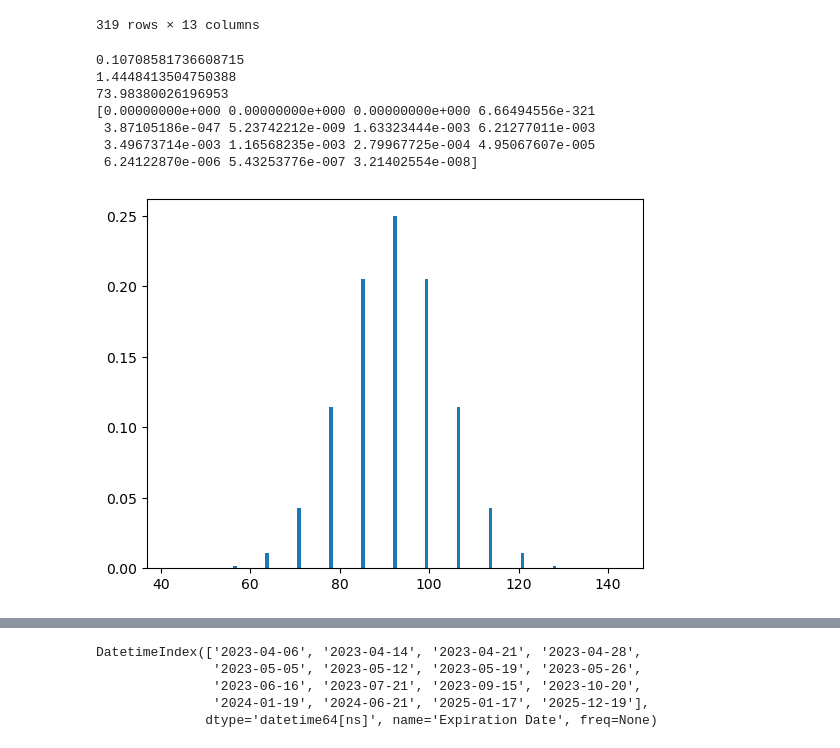
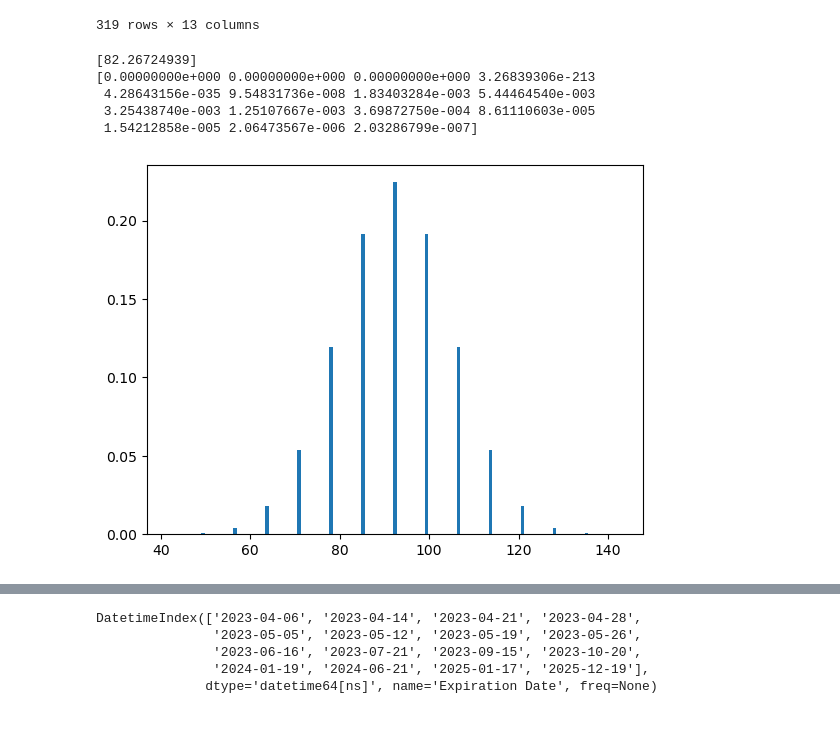
Before and after one commit to coolejungenhihi/volsurface_Sinkhorn, a Jupyter notebook: Other maturities.ipynb, the cells around one changed output, grey strips where cells are left out. Saved outputs shown, nothing was run; the diff lists cells and outputs as text; code cells hidden in the pictures.

```diff
--- a/Other maturities.ipynb
+++ b/Other maturities.ipynb
@@ -58,6 +77,8 @@ def I4(alpha,sigma,s1,K1,K2,K,Q):
     A, B = (K1-s1)/sigma, (K2-s1)/sigma
     return 2*sigma* (np.exp(alpha*A*sigma-A*A/2)*(sigma*(alpha*sigma+A) - K - Q + 2*s1) + np.exp(-1/2*B*(B-2*alpha*sigma))*(-sigma*(alpha*sigma+B) + K + Q -2*s1))  +  np.sqrt(2*np.pi)*np.exp(alpha*sigma*alpha*sigma/2)*(special.erf((B-alpha*sigma)/(np.sqrt(2))) - special.erf((A-alpha*sigma)/(np.sqrt(2))) ) * (sigma**2 - (-alpha*sigma**2+K-s1)*(alpha*sigma**2-Q+s1))
 # %%
+SQRT2 = np.sqrt(2)
+INV_SQRT2_PI = 1. / np.sqrt(2 * math.pi)
 def sigma_objective_(p,C,delta_t,X1,P_disc_X1):
     '''
     C: Pandas dataframe containing all info of that volatility slice (fixed maturity)
@@ -91,14 +112,14 @@ def calculate_sigma(C,delta_t,X1,P_disc_X1):
     return sigma0*X1**beta
 
 
-def m0(s2,X1,K,sigma_sqrtdt,P_disc_X1):
+def m0(s2,s1,K,sigma_sqrtdt,P_disc_s1):
     '''
     m0: Joint distribution of (s1,s2)
     X1: Grid of s1's
     P_disc_X1: Discrete marginal distribution of s1
     '''
     #renormalise m_0 on R^+
-    return norm.pdf(s2,X1,sigma_sqrtdt)/norm.cdf(X1/(sigma_sqrtdt)) * (X1 >= 0) * P_disc_X1 #TODO: Check whether normalized
+    return norm.pdf(s2,s1,sigma_sqrtdt)/norm.cdf(s1/(sigma_sqrtdt)) * (s1 >= 0) * P_disc_s1 #TODO: Check whether normalized
 
 
 def f1(V,omega, C):
@@ -142,10 +163,10 @@ def grad_f1(V,omega, C):
     return g
 # %%
 maturities = amd_calls.index.unique()
-T0 = maturities[0]
+T0 = maturities[1]
 C0 = amd_calls.loc[T0]
 C0 = C0.reset_index(drop=True)
-T1 = maturities[1]
+T1 = maturities[2]
 C1 = amd_calls.loc[T1]
 C1 = C1.reset_index(drop=True)
 K = np.array(C1['Strike'])
@@ -160,45 +181,41 @@ X1 = np.linspace(a,b,n) # Discrete grid
 t0 = date(2023, 4, 8)
 t1 = maturities[0].to_pydatetime().date()
 delta = t1 - t0
 delta = delta.days
 deltat = delta/252
 P1_ = lambda s1: norm.pdf(s1, S0, calculate_sigma(C0,6/252,[S0],[1])*np.sqrt(6/252)) # Marginal distribution of S at t1
 P1_disc = lambda x: P1_(x)/sum(P1_(X1))
 xx = np.linspace(0,200,1000)
 P1_disc_ = np.vectorize(P1_disc)
 plt.bar(X1,P1_disc(X1))
 
 
 
 u_list, h_list = np.zeros(n), np.zeros(n)
 V0 = np.zeros(K.size)
 Lambda = 0.1
 omega_K = Lambda * np.abs(ask - bid)
 
 # Test for S at t0
-sigma0, beta = calculate_sigma0_beta(C0,6/252,[S0],[1])
-print(sigma0)
-print(beta)
-print(sigma0*S0**beta) # Gives same value (82.267) -> OK
+sigma = calculate_sigma(C0,6/252,[S0],[1.])
+print(sigma) # Gives same value (82.267) -> OK
 
 # Test for S at t1
 #sigma0, beta = calculate_sigma0_beta(C1,7/365,X1,P1_disc(X1))
 #print(sigma0)
 #print(beta)
 #print(sigma0*X1**beta)
 
 
 #
-sigma = calculate_sigma(C1,7/365,X1,P1_disc(X1))
-sigma_sqrtdt = sigma*np.sqrt(7/365)
+sigma = calculate_sigma(C1,6/252,X1,P1_disc(X1))
+sigma_sqrtdt = sigma*np.sqrt(6/252)
 print(m0(100,X1,np.array(C1['Strike']),sigma_sqrtdt,P1_disc(X1)))
 # %% [output]
-0.10708581736608715
-1.4448413504750388
-73.98380026196953
-[0.00000000e+000 0.00000000e+000 0.00000000e+000 6.66494556e-321
- 3.87105186e-047 5.23742212e-009 1.63323444e-003 6.21277011e-003
- 3.49673714e-003 1.16568235e-003 2.79967725e-004 4.95067607e-005
- 6.24122870e-006 5.43253776e-007 3.21402554e-008]
+[82.26724939]
+[0.00000000e+000 0.00000000e+000 0.00000000e+000 3.26839306e-213
+ 4.28643156e-035 9.54831736e-008 1.83403284e-003 5.44464540e-003
+ 3.25438740e-003 1.25107667e-003 3.69872750e-004 8.61110603e-005
+ 1.54212858e-005 2.06473567e-006 2.03286799e-007]
-[figure, old version]
+[figure, new version]
 # %%
```
Also changed, not shown: parts of 16 cells of this notebook, 1 other file.
